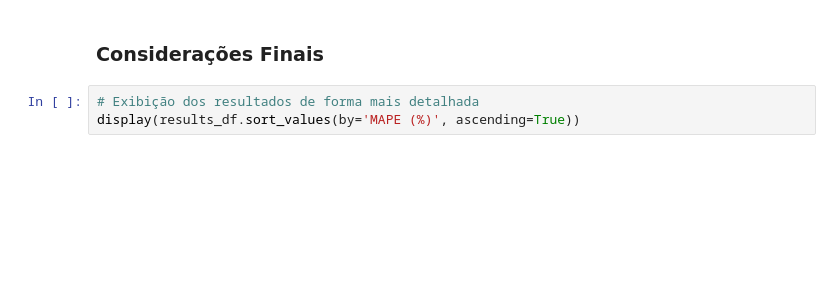
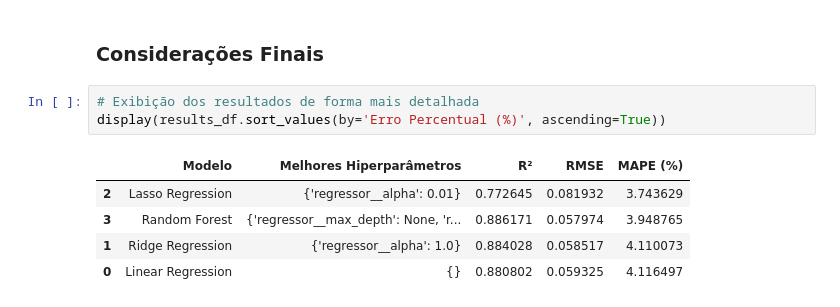
Before and after one commit to LucaFeltrin14/ProjetoAmes, a Jupyter notebook: notebooks/projeto.ipynb, the cells around one changed output. Saved outputs shown, nothing was run; the diff lists cells and outputs as text; blank space fills up the shorter version.

```diff
--- a/notebooks/projeto.ipynb
+++ b/notebooks/projeto.ipynb
@@ -281,4 +306,10 @@ print(best_model)
 ### Considerações Finais
 # %%
 # Exibição dos resultados de forma mais detalhada
-display(results_df.sort_values(by='MAPE (%)', ascending=True))
+display(results_df.sort_values(by='Erro Percentual (%)', ascending=True))
+# %% [output]
+|  | Modelo | Melhores Hiperparâmetros | R² | RMSE | MAPE (%) |
+| 2 | Lasso Regression | {'regressor__alpha': 0.01} | 0.772645 | 0.081932 | 3.743629 |
+| 3 | Random Forest | {'regressor__max_depth': None, 'r... | 0.886171 | 0.057974 | 3.948765 |
+| 1 | Ridge Regression | {'regressor__alpha': 1.0} | 0.884028 | 0.058517 | 4.110073 |
+| 0 | Linear Regression | {} | 0.880802 | 0.059325 | 4.116497 |
```
Also changed, not shown: parts of 6 cells of this notebook.
